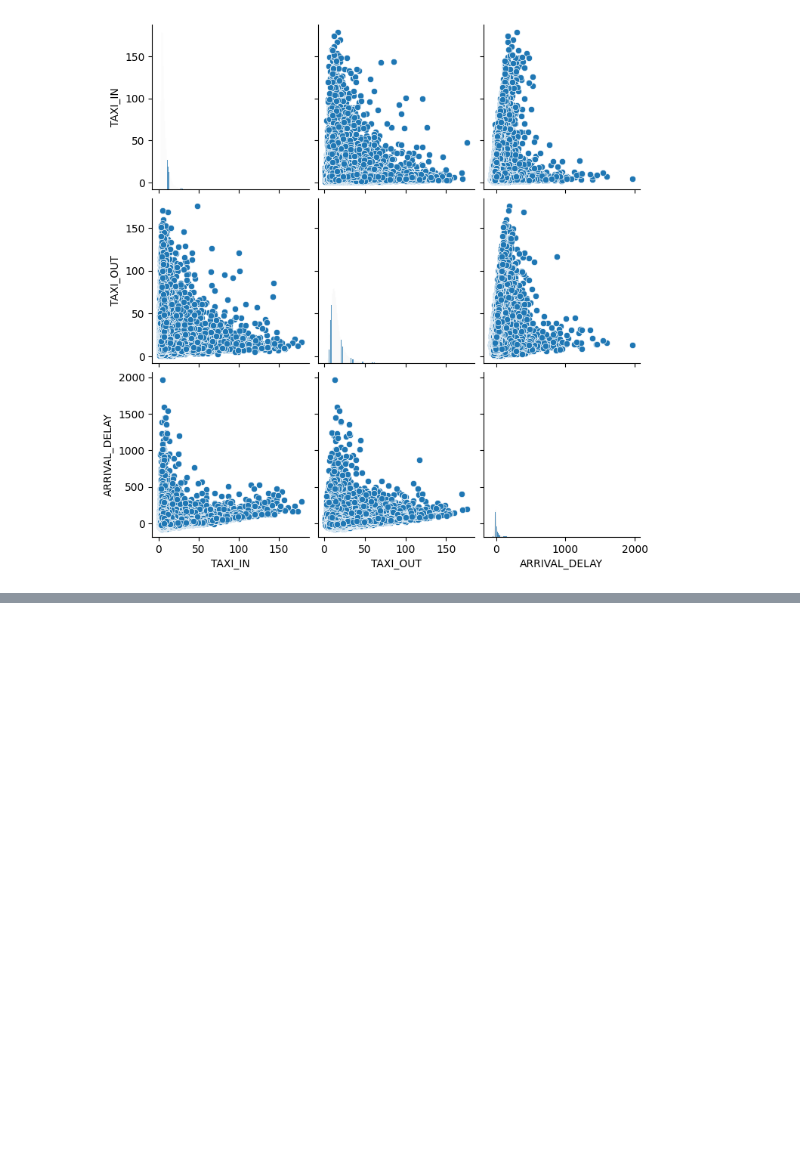
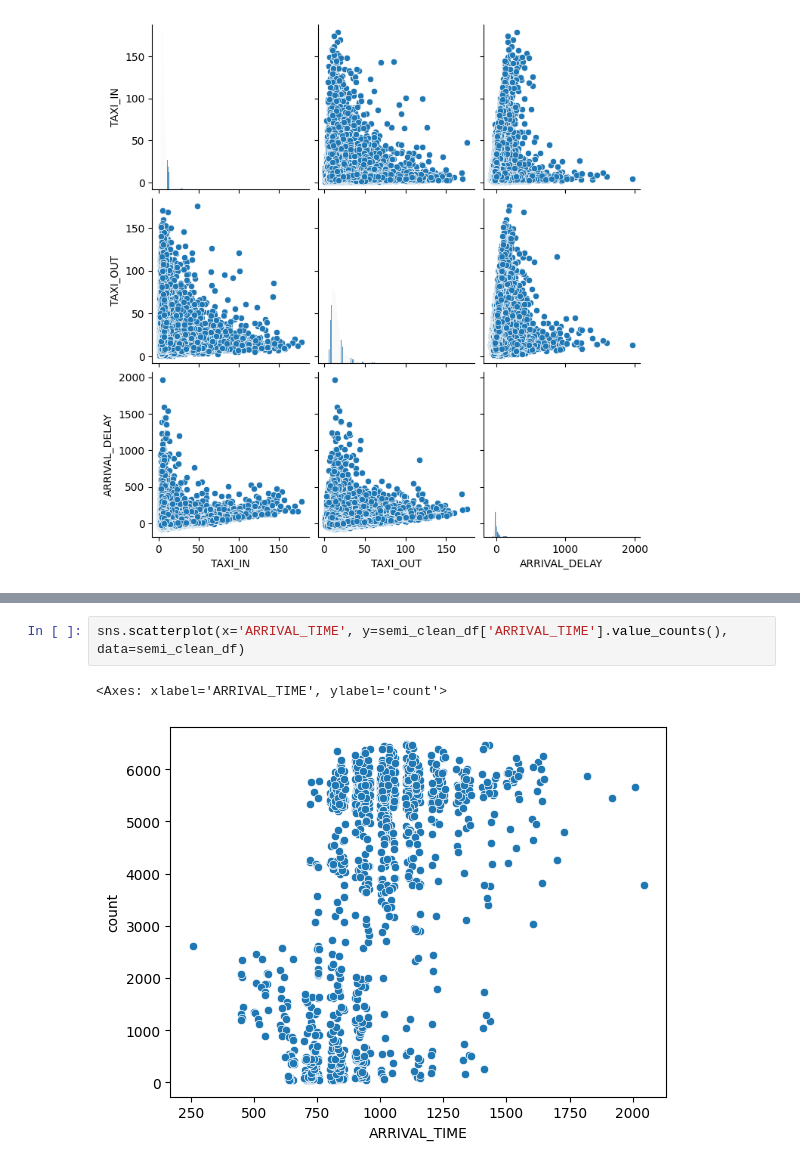
Before and after one commit to anonymo2239/Flight-Delay-Cancellation-Dataset, a Jupyter notebook: src/EDA_flights.ipynb, the cells around one changed output, grey strips where cells are left out. Drawn from its saved outputs; the diff is of its cells as text; blank space fills up the shorter version.

```diff
--- a/src/EDA_flights.ipynb
+++ b/src/EDA_flights.ipynb
@@ -222,2 +233,7 @@ sns.pairplot(data=january_df[["TAXI_IN", "TAXI_OUT", 'ARRIVAL_DELAY']])
+# %%
+sns.scatterplot(x='ARRIVAL_TIME', y=semi_clean_df['ARRIVAL_TIME'].value_counts(), data=semi_clean_df)
+# %% [output]
+<Axes: xlabel='ARRIVAL_TIME', ylabel='count'>
+[figure, added]
 # %% [markdown]
 ### Exploratory Data Analysis (EDA) Findings - My Discoveries:
```
Also changed, not shown: parts of 8 cells of this notebook, 4 other files.
